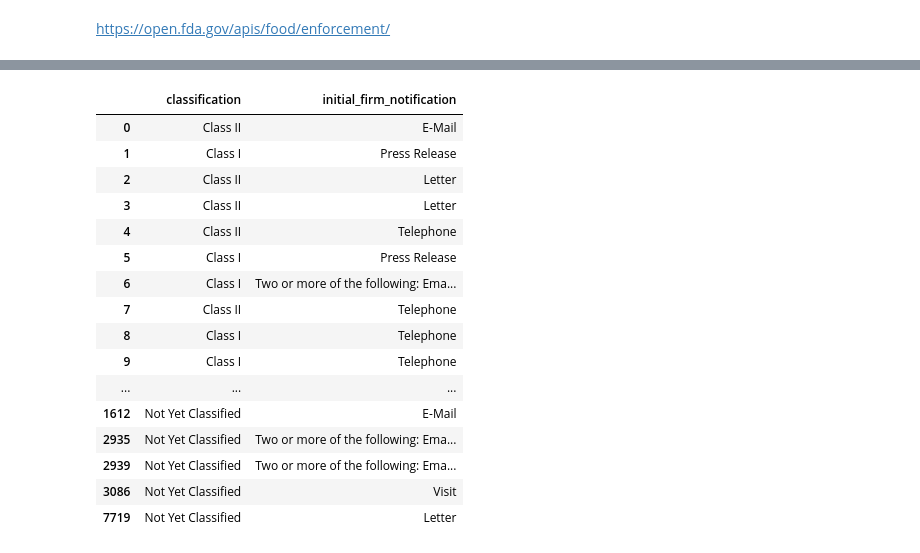
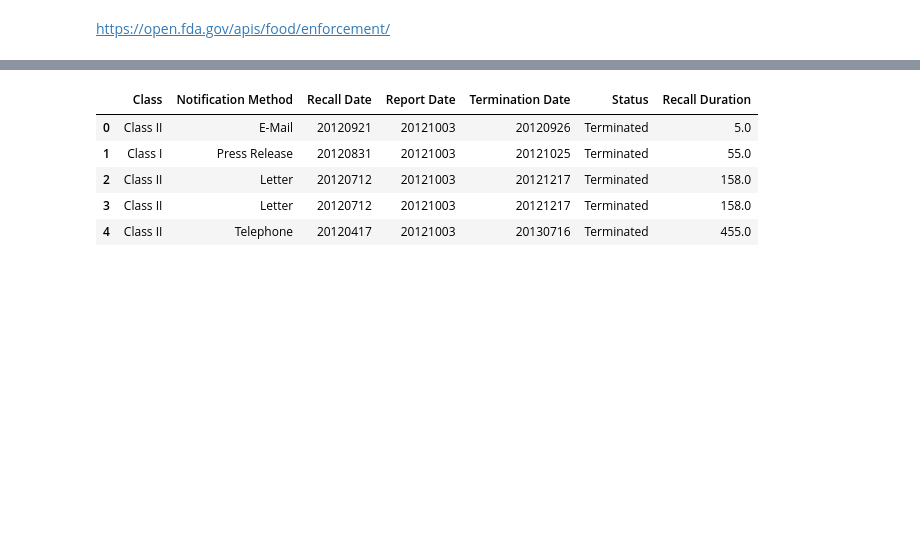
Before and after one commit to shuotang642/Group-2-Project-1, a Jupyter notebook: FDA.ipynb, the cells around one changed output, grey strips where cells are left out. Cells and saved outputs as stored; diff of their text form; code cells hidden in the pictures; blank space fills up the shorter version.

```diff
--- a/FDA.ipynb
+++ b/FDA.ipynb
@@ -49,22 +42,24 @@ TotalRecall.head()
-# %%
-clean_df = TotalRecall[['classification','initial_firm_notification','recall_initiation_date',]].groupby('classification')
-
-duration_df.head()
-# %% [output]
-|  | classification | initial_firm_notification |
-| 0 | Class II | E-Mail |
-| 1 | Class I | Press Release |
-| 2 | Class II | Letter |
-| 3 | Class II | Letter |
-| 4 | Class II | Telephone |
-| 5 | Class I | Press Release |
-| 6 | Class I | Two or more of the following: Ema... |
-| 7 | Class II | Telephone |
-| 8 | Class I | Telephone |
-| 9 | Class I | Telephone |
-| ... | ... | ... |
-| 1612 | Not Yet Classified | E-Mail |
-| 2935 | Not Yet Classified | Two or more of the following: Ema... |
-| 2939 | Not Yet Classified | Two or more of the following: Ema... |
-| 3086 | Not Yet Classified | Visit |
-| 7719 | Not Yet Classified | Letter |
+# %%
+# Cleaning & Renaming Data
+clean_df = TotalRecall[['classification',
+                        'initial_firm_notification',
+                        'recall_initiation_date',
+                        'report_date',
+                        'termination_date',
+                        'status',
+                        'Recall Duration']]
+clean_df = clean_df.rename(columns = {'classification':'Class',
+                                      'initial_firm_notification':'Notification Method',
+                                      'recall_initiation_date':'Recall Date',
+                                      'report_date':'Report Date',
+                                      'termination_date':'Termination Date',
+                                      'status':'Status'})
+clean_df.head()
+#group_df = clean_df.groupby("")[
+# %% [output]
+|  | Class | Notification Method | Recall Date | Report Date | Termination Date | Status | Recall Duration |
+| 0 | Class II | E-Mail | 20120921 | 20121003 | 20120926 | Terminated | 5.0 |
+| 1 | Class I | Press Release | 20120831 | 20121003 | 20121025 | Terminated | 55.0 |
+| 2 | Class II | Letter | 20120712 | 20121003 | 20121217 | Terminated | 158.0 |
+| 3 | Class II | Letter | 20120712 | 20121003 | 20121217 | Terminated | 158.0 |
+| 4 | Class II | Telephone | 20120417 | 20121003 | 20130716 | Terminated | 455.0 |
```
Also changed, not shown: parts of 6 cells of this notebook.
